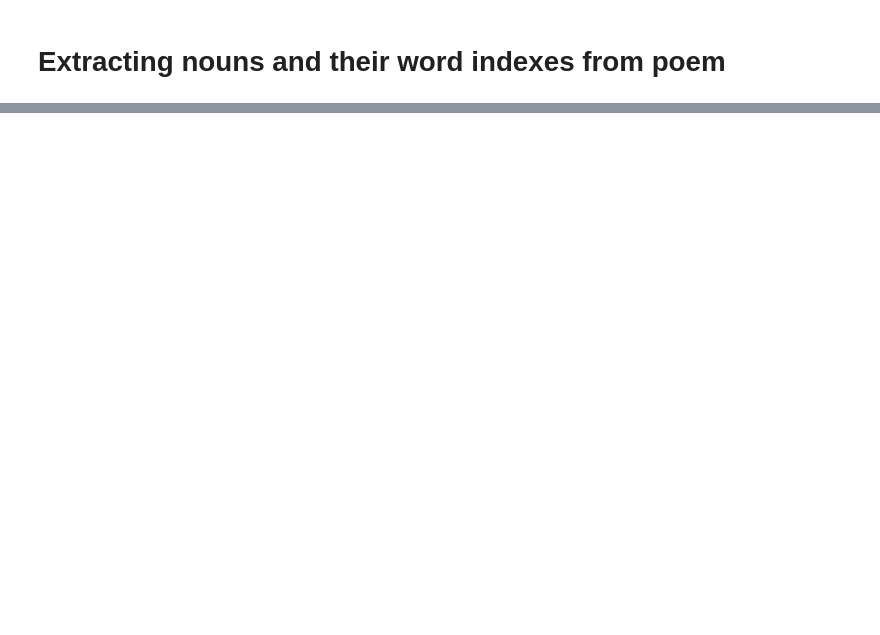
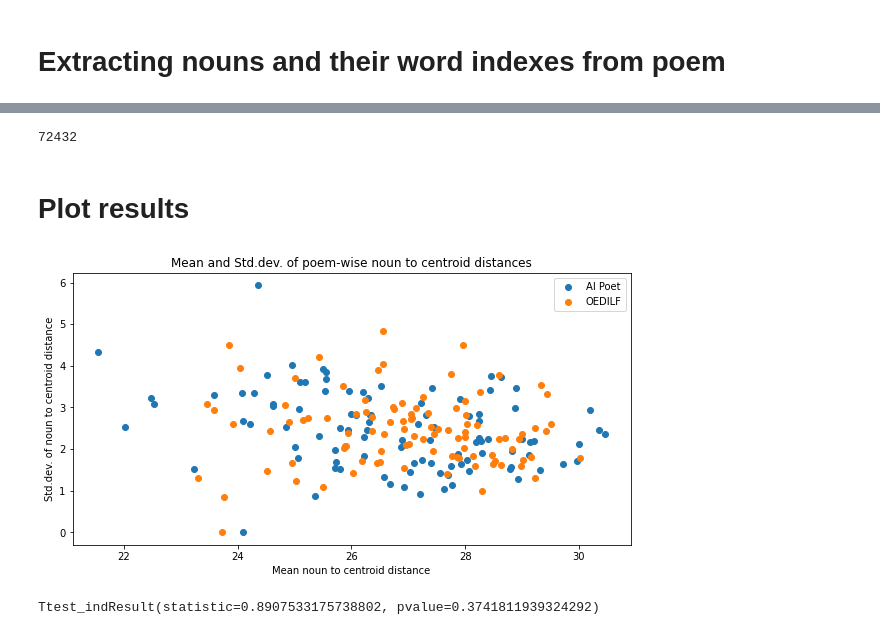
Before and after one commit to coderalo/11785-automatic-poetry-generation, a Jupyter notebook: experimental/BERT_embeddings.ipynb, the cells around one changed output, grey strips where cells are left out. Saved outputs shown, nothing was run; the diff lists cells and outputs as text; code cells hidden in the pictures; blank space fills up the shorter version.

Commit message:
Ran BERT embeddings on 100 poems of gpt2 and oedilf

```diff
--- a/experimental/BERT_embeddings.ipynb
+++ b/experimental/BERT_embeddings.ipynb
@@ -175,0 +277,2 @@ get_nouns_in_poem(poem_1)
+# %%
+gpt2_poems_indices = random.sample(range(len(gpt2_poems)), 100)
@@ -175,0 +299,39 @@ get_nouns_in_poem(poem_1)
+# %%
+oedilf_file = open('limericks.json')
+json_data = json.load(oedilf_file)
+oedilf_poems = json_data['limericks']
+len(oedilf_poems)
+# %% [output]
+72432
+# %%
+oedilf_poem_indices = random.sample(oedilf_poems.keys(), 100)
+# %%
+oedilf_means = []
+oedilf_stds = []
+
+for oedilf_poem_index in oedilf_poem_indices:
+    oedilf_poem = '\n'.join(oedilf_poems[oedilf_poem_index]['lines'])
+
+    word_token_mapping, embeddings = get_token_embeddings(tokenizer, model, oedilf_poem)
+    noun_word_ids = [x[0] for x in get_nouns_in_poem(oedilf_poem)]
+    filtered_embeddings = filter_and_combine_embeddings(noun_word_ids, word_token_mapping, embeddings)
+
+    centroid = calculate_centroid(filtered_embeddings)
+    distances = get_distances_from_centroid(centroid, filtered_embeddings)
+
+    oedilf_means.append(distances.mean())
+    oedilf_stds.append(distances.std())
+# %% [markdown]
+# Plot results
+# %%
+import matplotlib.pyplot as plt
+plt.scatter(gpt2_means, gpt2_stds, label='AI Poet')
+plt.scatter(oedilf_means, oedilf_stds, label='OEDILF')
+plt.title('Mean and Std.dev. of poem-wise noun to centroid distances')
+plt.xlabel("Mean noun to centroid distance")
+plt.ylabel("Std.dev. of noun to centroid distance")
+plt.legend()
+plt.rcParams['figure.figsize'] = [10, 5]
+plt.show()
+# %% [output]
+[figure, added]
@@ -175,0 +340,4 @@ get_nouns_in_poem(poem_1)
+# %%
+scipy.stats.ttest_ind(oedilf_means, gpt2_means, axis=0, equal_var=False)
+# %% [output]
+Ttest_indResult(statistic=0.8907533175738802, pvalue=0.3741811939324292)
```
Also changed, not shown: parts of 21 cells of this notebook.
